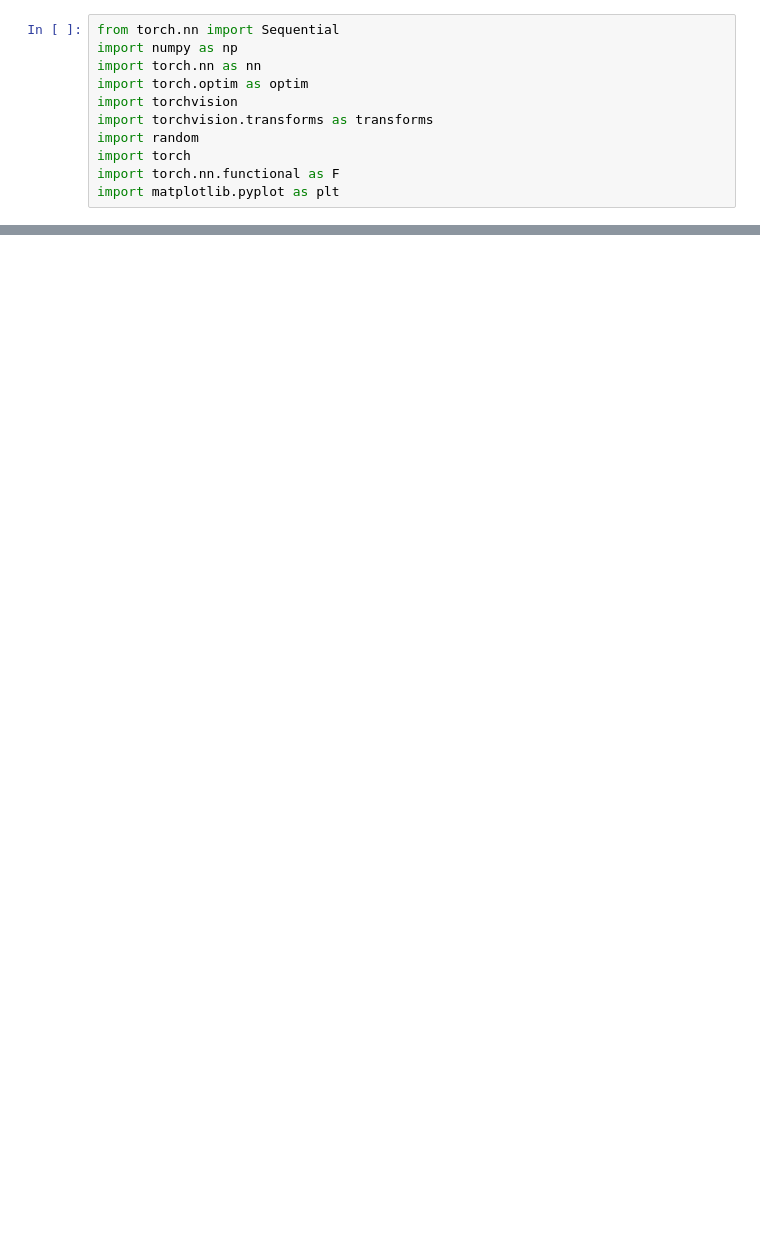
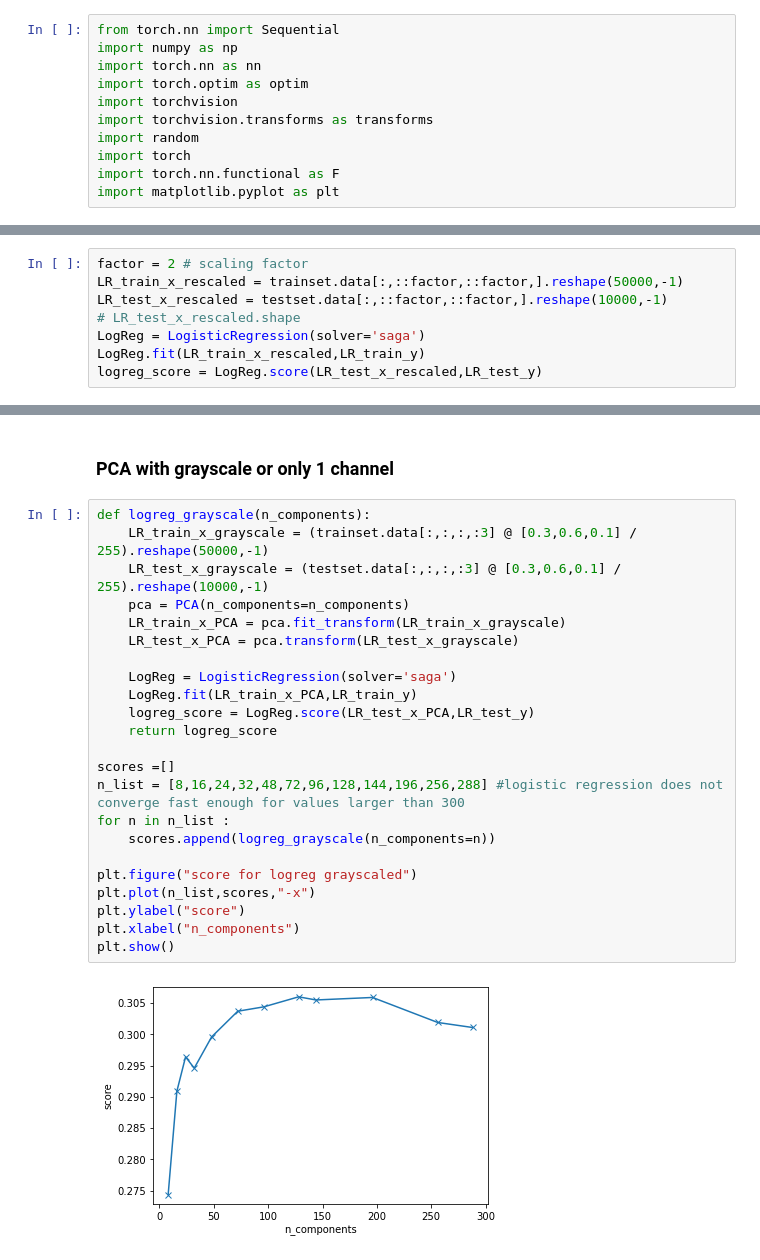
Before and after one commit to berbomeister/ML-project, a Jupyter notebook: ML project/waiting.ipynb, the cells around one changed output, grey strips where cells are left out. Saved outputs shown, nothing was run; the diff lists cells and outputs as text; blank space fills up the shorter version.

```diff
--- a/ML project/waiting.ipynb
+++ b/ML project/waiting.ipynb
@@ -246,0 +75,8 @@ NameError: name 'writer' is not defined
+# %%
+factor = 2 # scaling factor
+LR_train_x_rescaled = trainset.data[:,::factor,::factor,].reshape(50000,-1)
+LR_test_x_rescaled = testset.data[:,::factor,::factor,].reshape(10000,-1)
+# LR_test_x_rescaled.shape
+LogReg = LogisticRegression(solver='saga')
+LogReg.fit(LR_train_x_rescaled,LR_train_y)
+logreg_score = LogReg.score(LR_test_x_rescaled,LR_test_y)
@@ -246,0 +134,27 @@ NameError: name 'writer' is not defined
+# %% [markdown]
+### PCA with grayscale or only 1 channel
+# %%
+def logreg_grayscale(n_components):
+    LR_train_x_grayscale = (trainset.data[:,:,:,:3] @ [0.3,0.6,0.1] / 255).reshape(50000,-1)
+    LR_test_x_grayscale = (testset.data[:,:,:,:3] @ [0.3,0.6,0.1] / 255).reshape(10000,-1)
+    pca = PCA(n_components=n_components)
+    LR_train_x_PCA = pca.fit_transform(LR_train_x_grayscale)
+    LR_test_x_PCA = pca.transform(LR_test_x_grayscale)
+
+    LogReg = LogisticRegression(solver='saga')
+    LogReg.fit(LR_train_x_PCA,LR_train_y)
+    logreg_score = LogReg.score(LR_test_x_PCA,LR_test_y)
+    return logreg_score
+
+scores =[]
+n_list = [8,16,24,32,48,72,96,128,144,196,256,288] #logistic regression does not converge fast enough for values larger than 300
+for n in n_list :
+    scores.append(logreg_grayscale(n_components=n))
+
+plt.figure("score for logreg grayscaled")
+plt.plot(n_list,scores,"-x")
+plt.ylabel("score")
+plt.xlabel("n_components")
+plt.show()
+# %% [output]
+[figure, added]
```
Also changed, not shown: parts of 89 cells of this notebook, 19 other files.
